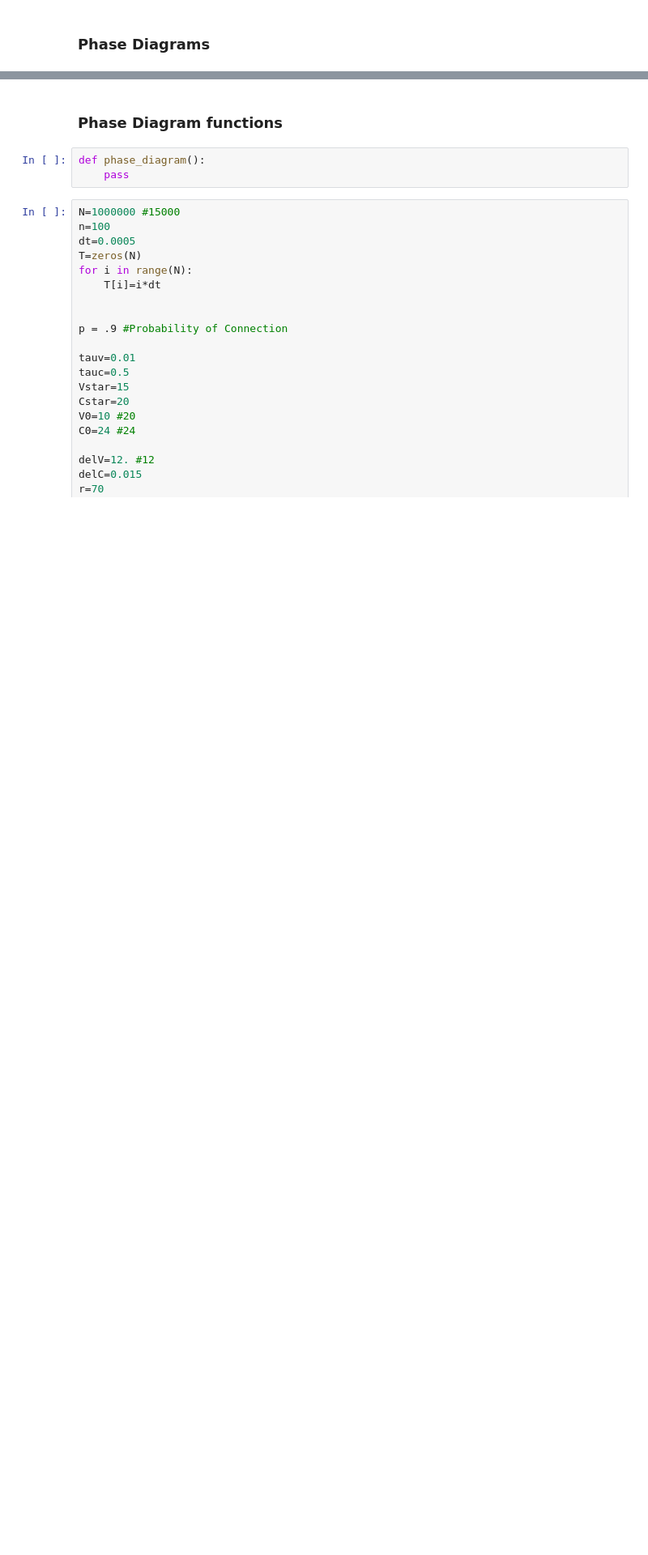
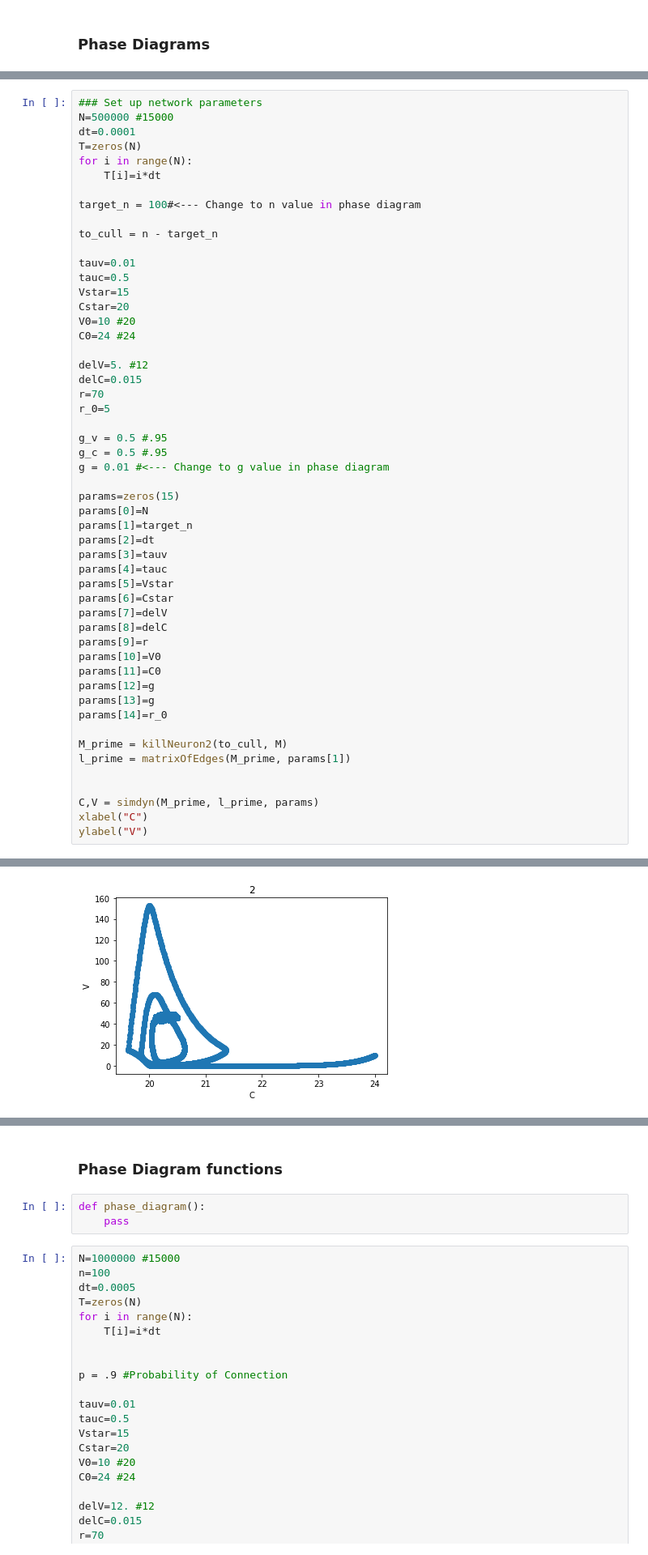
Before and after one commit to mbibireata/Networks, a Jupyter notebook: Kcore_paper_v2.ipynb, the cells around one changed output, grey strips where cells are left out. Shown at 81% size. Saved outputs shown, nothing was run; the diff lists cells and outputs as text; blank space fills up the shorter version.

```diff
--- a/Kcore_paper_v2.ipynb
+++ b/Kcore_paper_v2.ipynb
@@ -881,0 +955,53 @@ plot(phaseV,phasen)
+# %%
+### Set up network parameters
+N=500000 #15000
+dt=0.0001
+T=zeros(N)
+for i in range(N):
+    T[i]=i*dt
+
+target_n = 100#<--- Change to n value in phase diagram
+
+to_cull = n - target_n
+
+tauv=0.01
+tauc=0.5
+Vstar=15
+Cstar=20
+V0=10 #20
+C0=24 #24
+
+delV=5. #12
+delC=0.015
+r=70
+r_0=5
+
+g_v = 0.5 #.95
+g_c = 0.5 #.95
+g = 0.01 #<--- Change to g value in phase diagram
+
+params=zeros(15)
+params[0]=N
+params[1]=target_n
+params[2]=dt
+params[3]=tauv
+params[4]=tauc
+params[5]=Vstar
+params[6]=Cstar
+params[7]=delV
+params[8]=delC
+params[9]=r
+params[10]=V0
+params[11]=C0
+params[12]=g
+params[13]=g
+params[14]=r_0
+
+M_prime = killNeuron2(to_cull, M)
+l_prime = matrixOfEdges(M_prime, params[1])
+
+
+C,V = simdyn(M_prime, l_prime, params)
+xlabel("C")
+ylabel("V")
+# %% [output]
@@ -881,0 +1009 @@ plot(phaseV,phasen)
+[figure, added]
```
Also changed, not shown: parts of 18 cells of this notebook, 3 other files.
